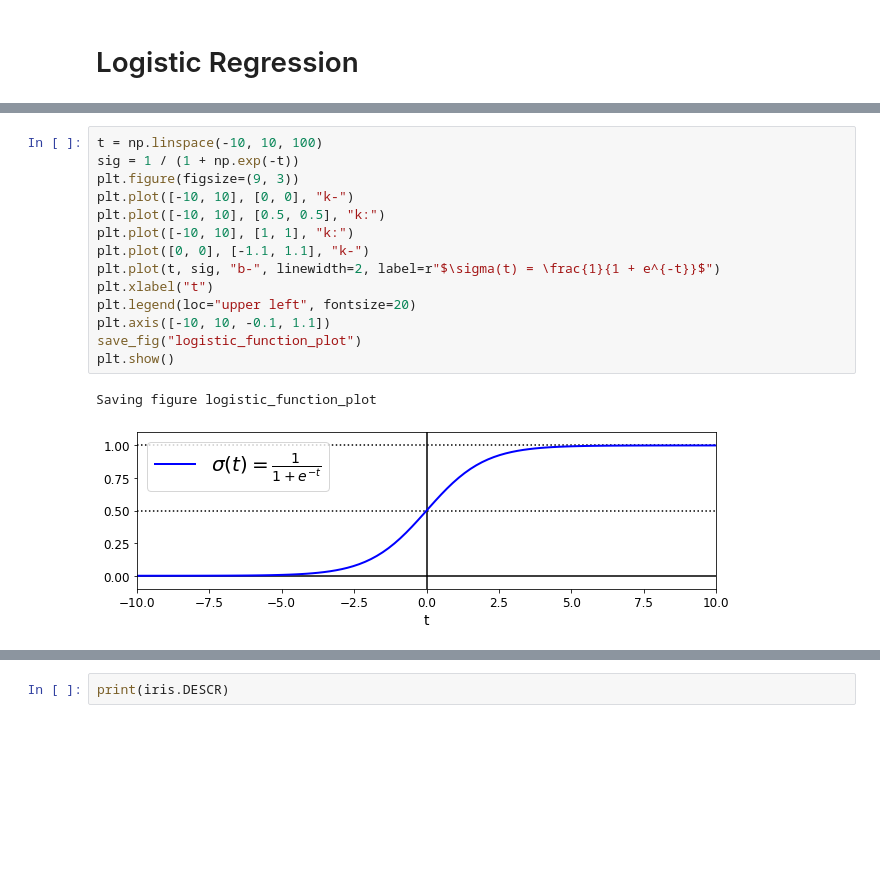
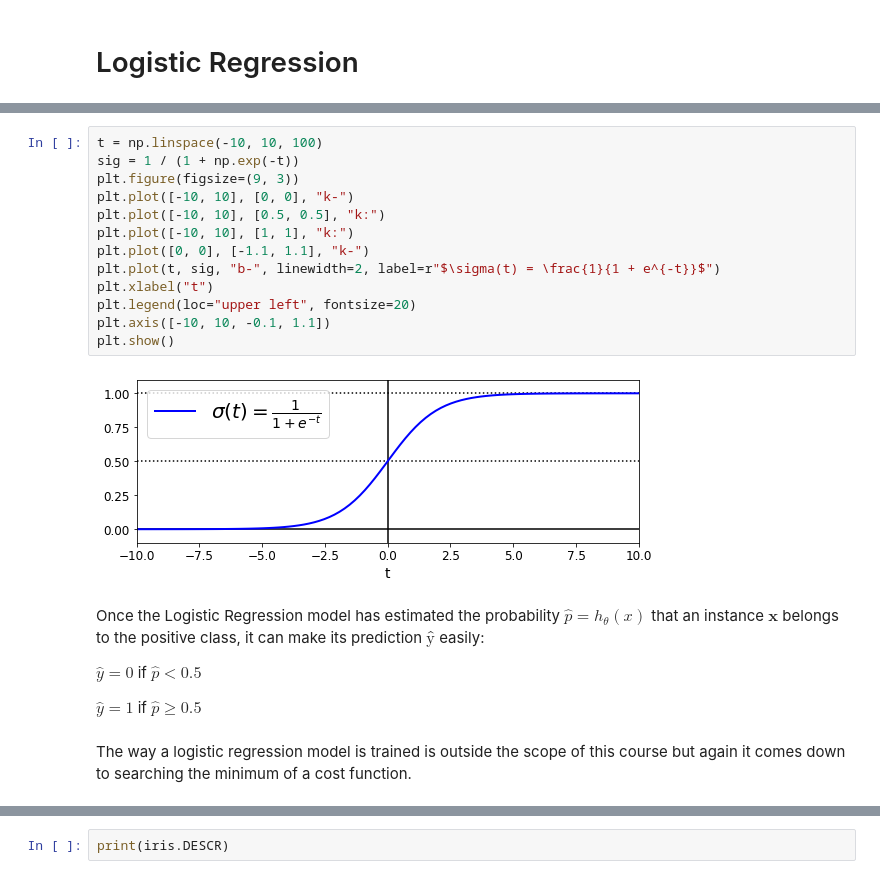
Before and after one commit to jdecorte/machinelearning, a Jupyter notebook: 040-training_models.ipynb, the cells around one changed output, grey strips where cells are left out. Cells and saved outputs as stored; diff of their text form; blank space fills up the shorter version.

```diff
--- a/040-training_models.ipynb
+++ b/040-training_models.ipynb
@@ -384,17 +400,24 @@ Note how increasing $α$ leads to flatter (i.e., less extreme, more reasonable)
 # %%
 t = np.linspace(-10, 10, 100)
 sig = 1 / (1 + np.exp(-t))
 plt.figure(figsize=(9, 3))
 plt.plot([-10, 10], [0, 0], "k-")
 plt.plot([-10, 10], [0.5, 0.5], "k:")
 plt.plot([-10, 10], [1, 1], "k:")
 plt.plot([0, 0], [-1.1, 1.1], "k-")
 plt.plot(t, sig, "b-", linewidth=2, label=r"$\sigma(t) = \frac{1}{1 + e^{-t}}$")
 plt.xlabel("t")
 plt.legend(loc="upper left", fontsize=20)
 plt.axis([-10, 10, -0.1, 1.1])
-save_fig("logistic_function_plot")
 plt.show()
 # %% [output]
-Saving figure logistic_function_plot
-[figure, old version]
+[figure, new version]
+# %% [markdown]
+Once the Logistic Regression model has estimated the probability $\hat{p} = h_{\theta}(x)$ that an instance $\mathbf{x}$ belongs to the positive class, it can make its prediction $ŷ$
+easily:
+
+$\hat{y} = 0$  if  $\hat{p} < 0.5$
+
+$\hat{y} = 1$  if  $\hat{p} \ge 0.5$
+# %% [markdown]
+The way a logistic regression model is trained is outside the scope of this course but again it comes down to searching the minimum of a cost function.
```
Also changed, not shown: parts of 13 cells of this notebook, 1 other file.
